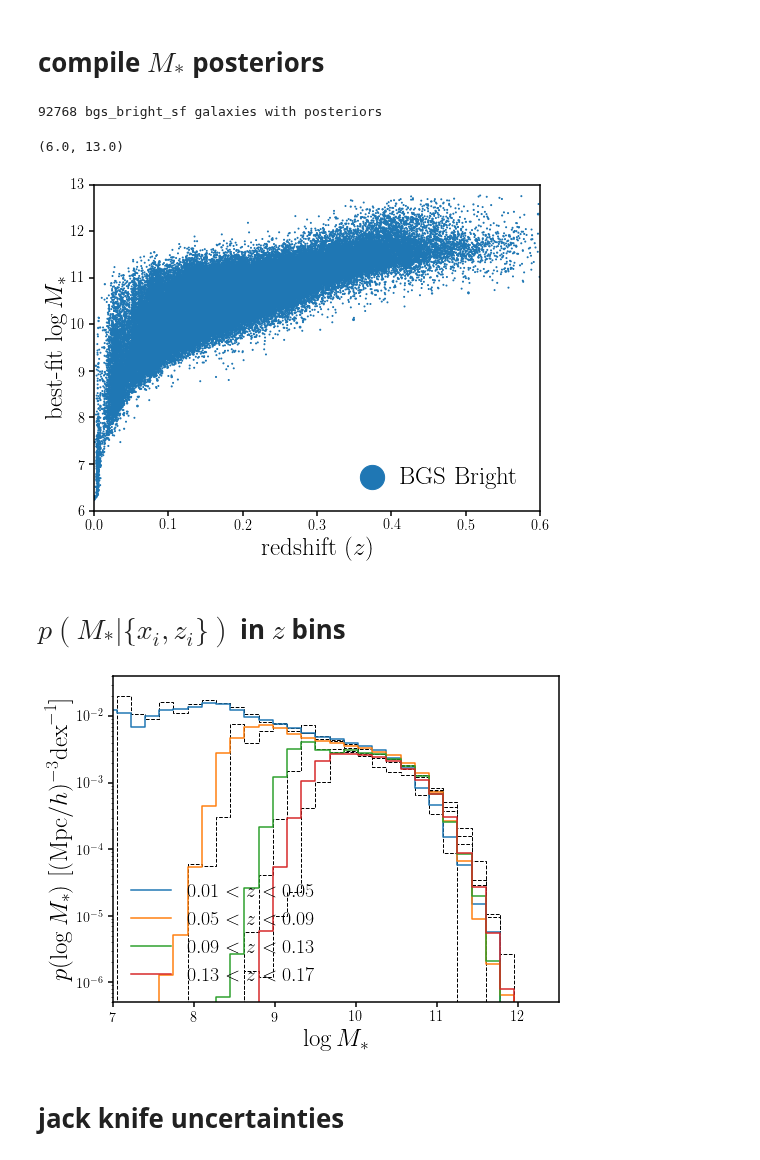
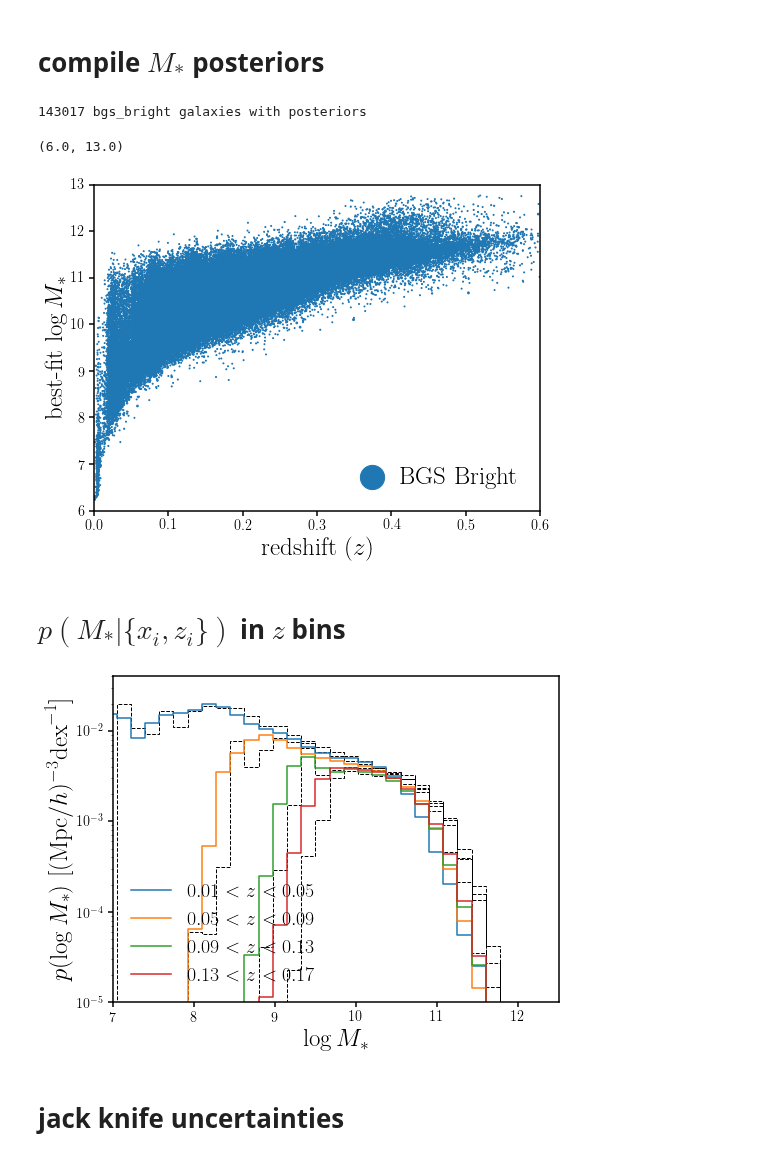
Before and after one commit to changhoonhahn/gapos, a Jupyter notebook: nb/psmf.ipynb, the cells around one changed output. Drawn from its saved outputs; the diff is of its cells as text; code cells hidden in the pictures.

```diff
--- a/nb/psmf.ipynb
+++ b/nb/psmf.ipynb
@@ -37,7 +37,7 @@ if torch.cuda.is_available():
 else:
     device = 'cpu'
 # %%
-targ = 'bgs_bright_sf'
+targ = 'bgs_bright'
 # %% [markdown]
 # compile $M_*$ posteriors
 # %%
@@ -61,7 +61,7 @@ bgs = bgs[(bgs['provabgs_w_zfail'].data > 0)]
 # %%
 print('%i %s galaxies with posteriors' % (len(bgs), targ))
 # %% [output]
-92768 bgs_bright_sf galaxies with posteriors
+143017 bgs_bright galaxies with posteriors
 # %%
 f_area = (173.641/(4.*np.pi*(180/np.pi)**2))
 # %%
@@ -76,7 +76,7 @@ sub.set_ylabel(r"best-fit $\log M_*$", fontsize=25)
 sub.set_ylim(6., 13.)
 # %% [output]
 (6.0, 13.0)
-[figure, old version]
+[figure, new version]
 # %%
 zmins = np.array([0.01 + 0.04 * i for i in range(4)])
 zmaxs = np.array([0.05 + 0.04 * i for i in range(4)])
@@ -123,36 +125,37 @@ for i, zmin, zmax in zip(range(4), zmins, zmaxs):
     v_zmax = Planck13.comoving_volume(zmax).value * Planck13.h**3 * f_area# (Mpc/h)^3
 
     w_import = (v_zmax - v_zmin) / (bgs['Vmax'].data.clip(v_zmin, v_zmax) - v_zmin)
     w_import *= bgs['provabgs_w_zfail'].data * bgs['provabgs_w_fibassign']
 
     # calculate normalization
     norm = np.sum(w_import[zlim]) / (v_zmax - v_zmin)
 
     #psmf_model = best_models_z[i]
     psmf_model = torch.load(os.path.join(dat_dir, 'psmf.gmm.bgs_bright.z%.2f_%.2f.pt' % (zmin, zmax)), map_location=device)
     with torch.no_grad():
         post_prime = psmf_model.sample((100000,))
 
     # calculate normalization
-    _ = sub.hist(np.median(bgs['provabgs_logMstar'].data[zlim], axis=1),
+    _h, _be, _ = sub.hist(np.median(bgs['provabgs_logMstar'].data[zlim], axis=1),
              weights=w_import[zlim]/np.sum(w_import[zlim]) * norm,
              range=(6., 13.), bins=40, histtype='step',
              color='k', linestyle='--', linewidth=1)
 
     h, be = np.histogram(np.array(post_prime.detach().cpu()),
                  weights=np.repeat(norm, 100000) / 100000, range=(6., 13.), bins=40)
 
     sub.step(be[:-1], h, where='pre', color='C%i' % i, linestyle='-')
     sub.plot([], [], c='C%i' % i, label='$%.2f < z < %.2f$' % (zmin, zmax))
+
 sub.legend(loc='lower left', fontsize=20)
 sub.set_xlabel(r'$\log M_*$', fontsize=25)
 sub.set_xlim(7., 12.5)
 sub.set_ylabel(r'$p(\log M_*)$ [$({\rm Mpc}/h)^{-3}{\rm dex}^{-1}$]', fontsize=25)
 sub.set_yscale('log')
-sub.set_ylim(5e-7, 4e-2)
+sub.set_ylim(1e-5, 4e-2)
 plt.show()
 # %% [output]
-[figure, old version]
+[figure, new version]
 # %% [markdown]
 # jack knife uncertainties
 # %%
```
Also changed, not shown: parts of 3 cells of this notebook, 2 other files.
